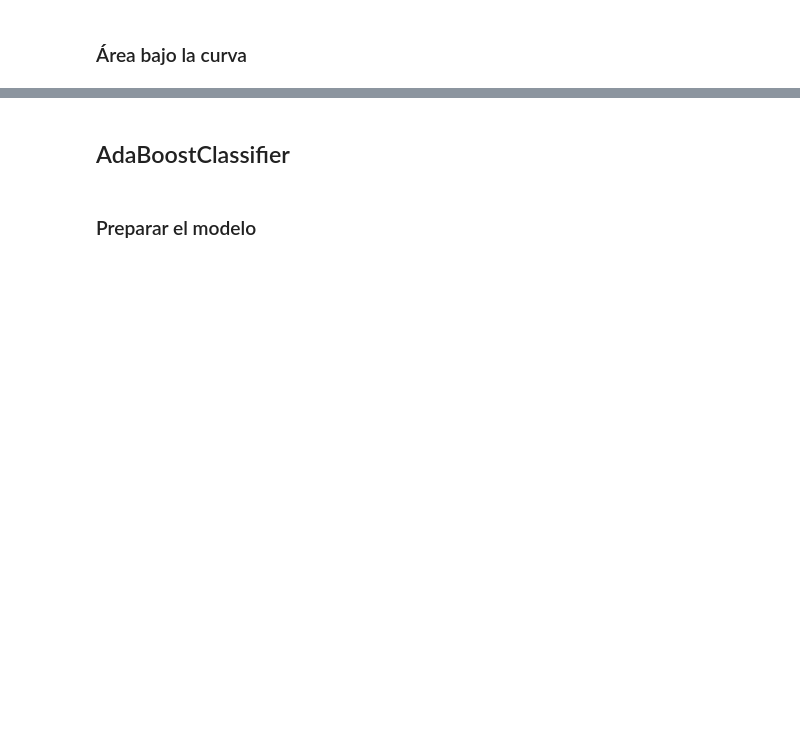
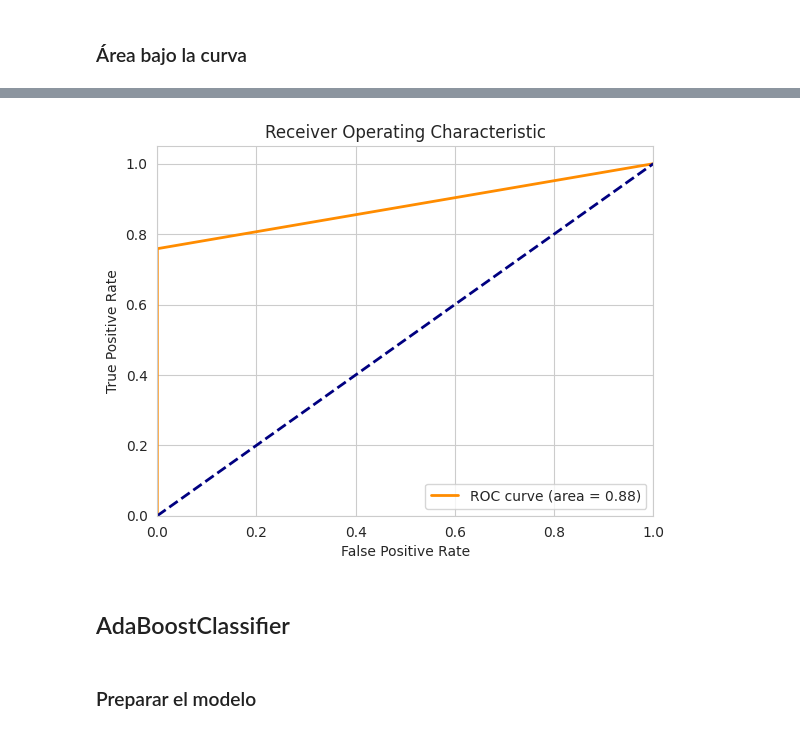
Before and after one commit to lguerraq/UTP-ML, a Jupyter notebook: UTP_ML.ipynb, the cells around one changed output, grey strips where cells are left out. Drawn from its saved outputs; the diff is of its cells as text; code cells hidden in the pictures; blank space fills up the shorter version.

```diff
--- a/UTP_ML.ipynb
+++ b/UTP_ML.ipynb
@@ -426,3 +429,25 @@ roc_auc_score(valid_df[target].values, preds)
+# %%
+import matplotlib.pyplot as plt
+from sklearn.metrics import roc_auc_score, roc_curve, auc # Import roc_curve
+
+# Gráfica de predicción
+preds = clf.predict(valid_df[predictors])
+# Use roc_curve to get fpr, tpr, and thresholds
+fpr, tpr, thresholds = roc_curve(valid_df[target].values, preds)
+roc_auc = auc(fpr, tpr)
+
+plt.figure()
+plt.plot(fpr, tpr, color='darkorange', lw=2, label='ROC curve (area = %0.2f)' % roc_auc)
+plt.plot([0, 1], [0, 1], color='navy', lw=2, linestyle='--')
+plt.xlim([0.0, 1.0])
+plt.ylim([0.0, 1.05])
+plt.xlabel('False Positive Rate')
+plt.ylabel('True Positive Rate')
+plt.title('Receiver Operating Characteristic')
+plt.legend(loc="lower right")
+plt.show()
+# %% [output]
+[figure, added]
 # %% [markdown]
 ## AdaBoostClassifier
 # %% [markdown]
```
Also changed, not shown: parts of 38 cells of this notebook.
